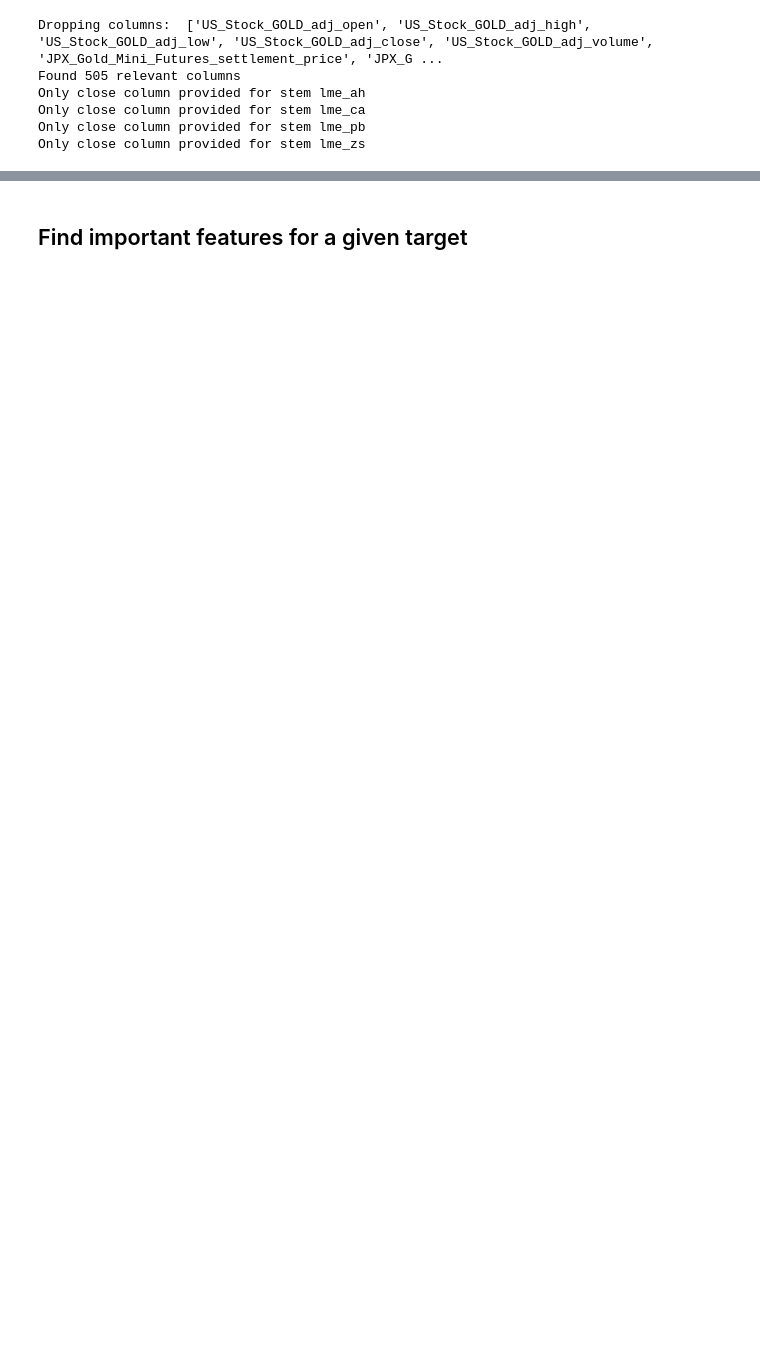
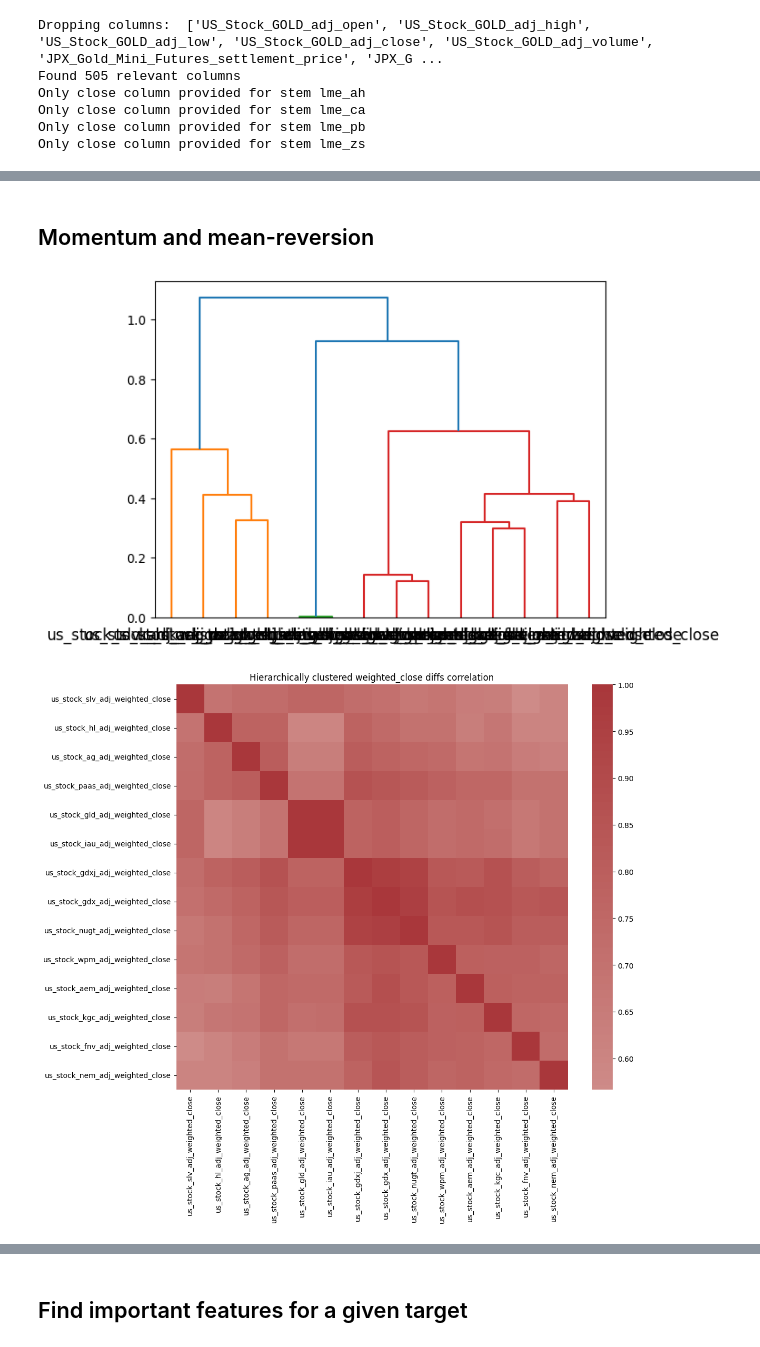
Before and after one commit to msh2481/commodity, a Jupyter notebook: eda.ipynb, the cells around one changed output, grey strips where cells are left out. Cells and saved outputs as stored; diff of their text form; code cells hidden in the pictures; blank space fills up the shorter version.

```diff
--- a/eda.ipynb
+++ b/eda.ipynb
@@ -9,7 +10,7 @@ import seaborn as sns
 from features import common_preprocessing, get_datasets
 from utils import process_fx
 # %%
-X_input, X_primary, X_aux, X_orig, Y_train = get_datasets()
+X_train, Y_train = get_datasets()
 target_pairs = pd.read_csv("data/target_pairs.csv")
 # %% [output]
 Dropping columns:  ['US_Stock_GOLD_adj_open', 'US_Stock_GOLD_adj_high', 'US_Stock_GOLD_adj_low', 'US_Stock_GOLD_adj_close', 'US_Stock_GOLD_adj_volume', 'JPX_Gold_Mini_Futures_settlement_price', 'JPX_G ...
@@ -75,0 +43,38 @@ target_pairs
+# %% [markdown]
+## Momentum and mean-reversion
+# %%
+X_close = X_train[
+    [
+        col
+        for col in X_train.columns
+        if any(col.startswith(prefix) for prefix in precious_metals)
+        and "weighted_close" in col
+    ]
+]
+
+# Take first differences (returns)
+X_close_diff = X_close.fillna(0).diff().dropna()
+
+# Compute correlation matrix
+corr = X_close_diff.corr()
+
+# Hierarchically order correlation matrix
+import scipy.cluster.hierarchy as sch
+import seaborn as sns
+
+# Compute linkage (hierarchical clustering)
+linkage = sch.linkage(corr, method="ward")
+dendro = sch.dendrogram(linkage, no_plot=False, labels=corr.columns)
+ordered_cols = dendro["ivl"]
+
+# Reorder correlation matrix
+corr_ordered = corr.loc[ordered_cols, ordered_cols]
+
+# Plot
+plt.figure(figsize=(12, 10))
+sns.heatmap(corr_ordered, cmap="vlag", center=0)
+plt.title("Hierarchically clustered weighted_close diffs correlation")
+plt.show()
+# %% [output]
+[figure, added]
+[figure, added]
```
Also changed, not shown: parts of 18 cells of this notebook, 2 other files.
